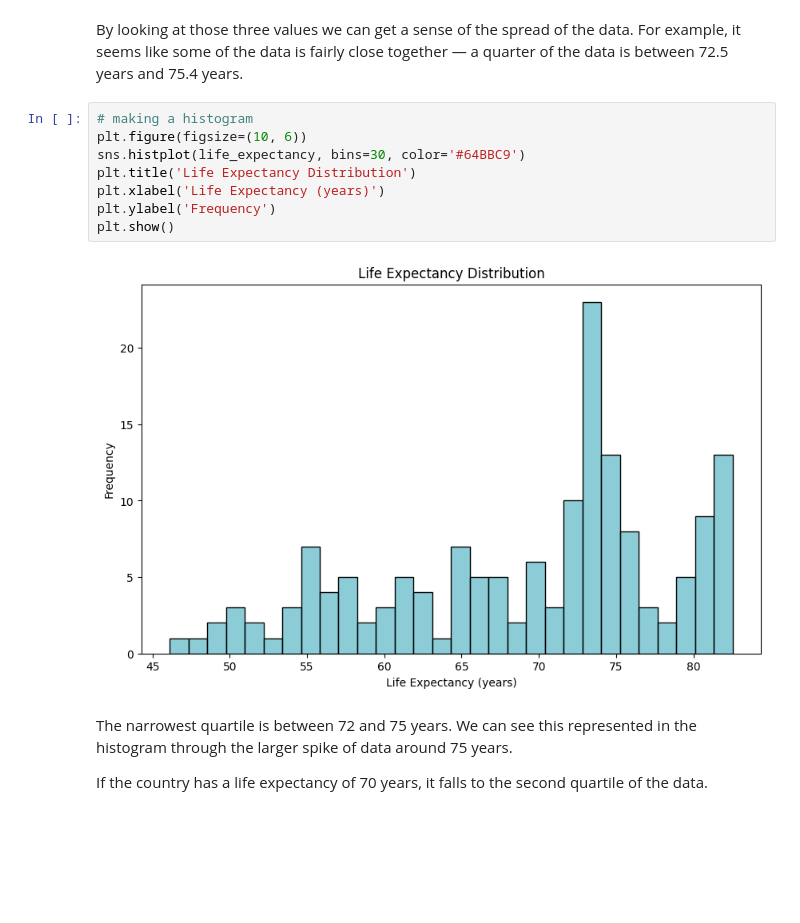
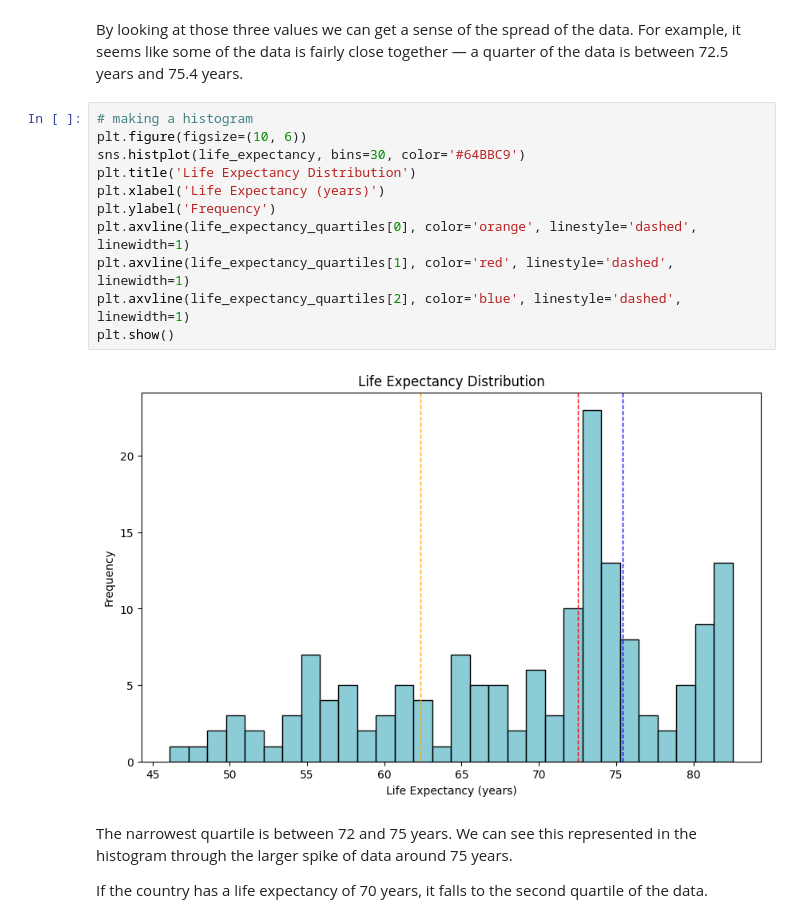
Before and after one commit to 7086600/life_expectancy_by_country_project, a Jupyter notebook: le_by_country.ipynb, the cells around one changed output. Cells and saved outputs as stored; diff of their text form; blank space fills up the shorter version.

Commit message:
historams; Conclusions; axvline Q1-Q3

```diff
--- a/le_by_country.ipynb
+++ b/le_by_country.ipynb
@@ -96,13 +96,16 @@ By looking at those three values we can get a sense of the spread of the data. F
 # %%
 # making a histogram
 plt.figure(figsize=(10, 6))
 sns.histplot(life_expectancy, bins=30, color='#64BBC9')
 plt.title('Life Expectancy Distribution')
 plt.xlabel('Life Expectancy (years)')
 plt.ylabel('Frequency')
+plt.axvline(life_expectancy_quartiles[0], color='orange', linestyle='dashed', linewidth=1)
+plt.axvline(life_expectancy_quartiles[1], color='red', linestyle='dashed', linewidth=1)
+plt.axvline(life_expectancy_quartiles[2], color='blue', linestyle='dashed', linewidth=1)
 plt.show()
 # %% [output]
-[figure, old version]
+[figure, new version]
 # %% [markdown]
 The narrowest quartile is between 72 and 75 years. We can see this represented in the histogram through the larger spike of data around 75 years.
 
```
Also changed, not shown: parts of 2 cells of this notebook.
